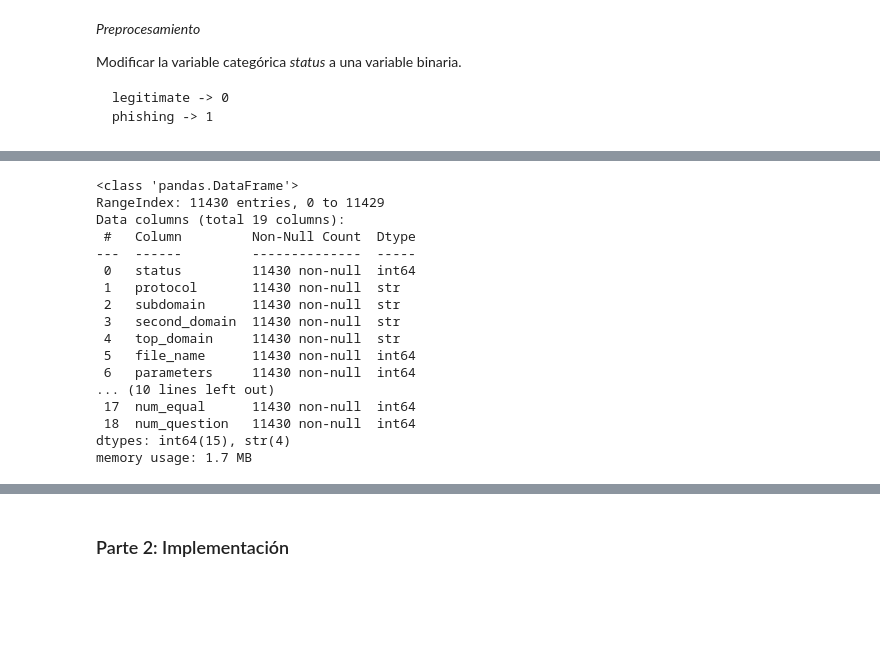
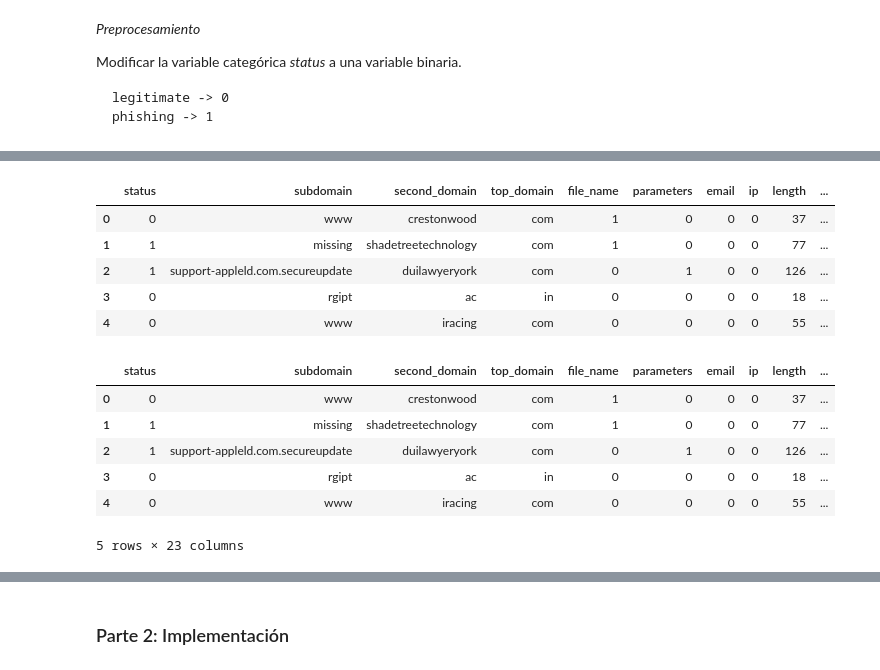
Before and after one commit to LuisMontenegro21/LabsSecurityData, a Jupyter notebook: lab1/lab1.ipynb, the cells around one changed output, grey strips where cells are left out. Saved outputs shown, nothing was run; the diff lists cells and outputs as text; code cells hidden in the pictures; blank space fills up the shorter version.

```diff
--- a/lab1/lab1.ipynb
+++ b/lab1/lab1.ipynb
@@ -214,22 +218,29 @@ df.head(5)
 # %%
 df = df.drop(columns=['url'])
 # %%
-df.info()
+# one-hot encoding protocol
+df = pd.get_dummies(df, columns=['protocol'], prefix='protocol', dtype=int)
+df.head(5)
 # %% [output]
-<class 'pandas.DataFrame'>
-RangeIndex: 11430 entries, 0 to 11429
-Data columns (total 19 columns):
- #   Column         Non-Null Count  Dtype
----  ------         --------------  -----
- 0   status         11430 non-null  int64
- 1   protocol       11430 non-null  str
- 2   subdomain      11430 non-null  str
- 3   second_domain  11430 non-null  str
- 4   top_domain     11430 non-null  str
- 5   file_name      11430 non-null  int64
- 6   parameters     11430 non-null  int64
-... (10 lines left out)
- 17  num_equal      11430 non-null  int64
- 18  num_question   11430 non-null  int64
-dtypes: int64(15), str(4)
-memory usage: 1.7 MB
+|  | status | subdomain | second_domain | top_domain | file_name | parameters | email | ip | length | ... |
+| 0 | 0 | www | crestonwood | com | 1 | 0 | 0 | 0 | 37 | ... |
+| 1 | 1 | missing | shadetreetechnology | com | 1 | 0 | 0 | 0 | 77 | ... |
+| 2 | 1 | support-appleld.com.secureupdate | duilawyeryork | com | 0 | 1 | 0 | 0 | 126 | ... |
+| 3 | 0 | rgipt | ac | in | 0 | 0 | 0 | 0 | 18 | ... |
+| 4 | 0 | www | iracing | com | 0 | 0 | 0 | 0 | 55 | ... |
+# %%
+from sklearn.preprocessing import LabelEncoder
+
+for col in ['subdomain', 'second_domain', 'top_domain']:
+    le = LabelEncoder()
+    df[col + '_label'] = le.fit_transform(df[col].astype(str))
+
+df.head(5)
+# %% [output]
+|  | status | subdomain | second_domain | top_domain | file_name | parameters | email | ip | length | ... |
+| 0 | 0 | www | crestonwood | com | 1 | 0 | 0 | 0 | 37 | ... |
+| 1 | 1 | missing | shadetreetechnology | com | 1 | 0 | 0 | 0 | 77 | ... |
+| 2 | 1 | support-appleld.com.secureupdate | duilawyeryork | com | 0 | 1 | 0 | 0 | 126 | ... |
+| 3 | 0 | rgipt | ac | in | 0 | 0 | 0 | 0 | 18 | ... |
+| 4 | 0 | www | iracing | com | 0 | 0 | 0 | 0 | 55 | ... |
+5 rows × 23 columns
```
Also changed, not shown: parts of 12 cells of this notebook, 3 other files.
